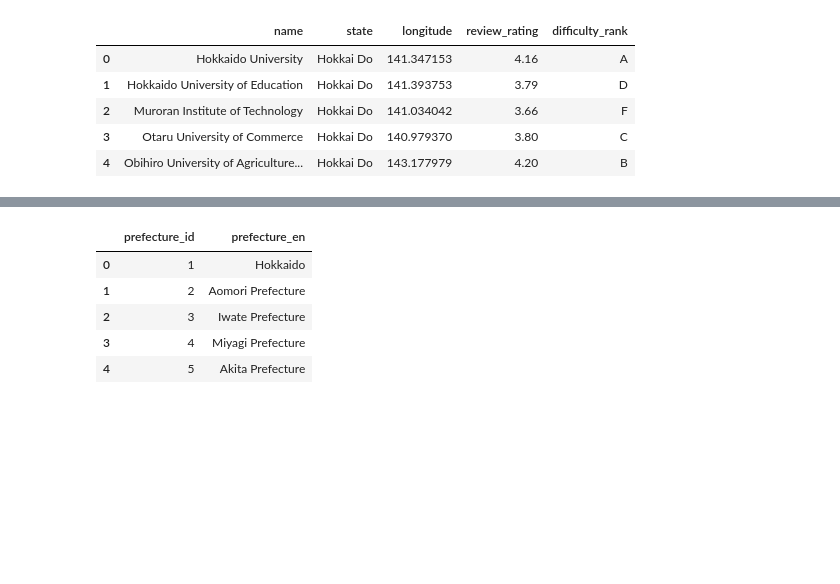
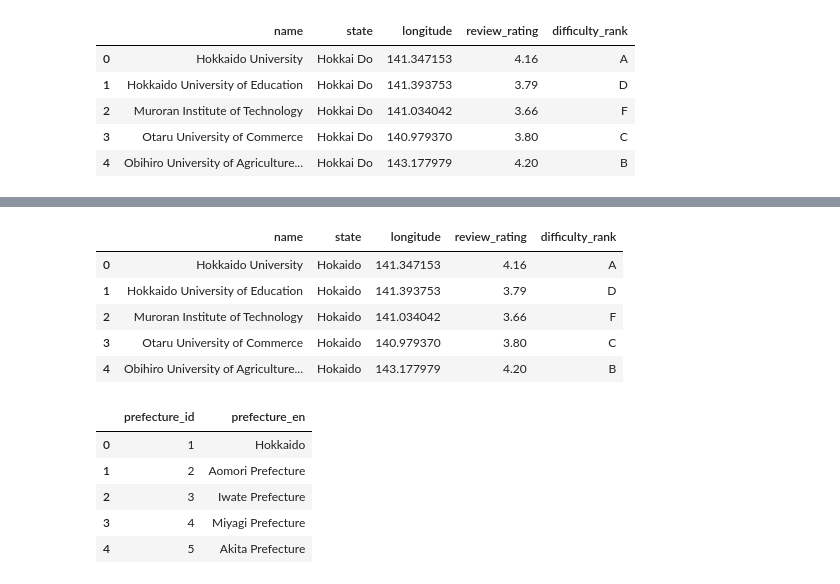
Before and after one commit to Dizzybelle/Project-3, a Jupyter notebook: Datacleaning.ipynb, the cells around one changed output, grey strips where cells are left out. Drawn from its saved outputs; the diff is of its cells as text; code cells hidden in the pictures; blank space fills up the shorter version.

```diff
--- a/Datacleaning.ipynb
+++ b/Datacleaning.ipynb
@@ -94 +135,22 @@ university_df.head()
+# %%
+#rename columns to match
+univ_df_rename = university_df.replace({'Hokkai Do':'Hokaido', 'Aomori Ken':'Aomori', 'Iwate Ken':'Iwate', 'Miyagi Ken':'Miyagi', 'Akita Ken':'Akita',
+       'Yamagata Ken':'Yamagata', 'Fukushima Ken':'Fukushima', 'Ibaraki Ken':'Ibaraki', 'Tochigi Ken':'Tochigi',
+       'Gunma Ken':'Gunma', 'Saitama Ken':'Saitama', 'Chiba Ken':'Chiba', 'Tokyo To':'Tokyo',
+       'Kanagawa Ken':'Kanagawa', 'Niigata Ken':'Niigata', 'Toyama Ken':'Toyama', 'Ishikawa Ken':'Ishikawa',
+       'Fukui Ken':'Fukui', 'Yamanashi Ken':'Yamanashi', 'Nagano Ken':'Nagano', 'Gifu Ken':'Gifu',
+       'Shizuoka Ken':'Shizuoka', 'Aichi Ken':'Aichi', 'Mie Ken':'Mie', 'Shiga Ken':'Shiga', 'Kyoto Fu':'Kyoto',
+       'Osaka Fu':'Osaka', 'Hyogo Ken':'Hyogo', 'Nara Ken':'Nara', 'Wakayama Ken':'Wakayama', 'Tottori Ken':'Tottori',
+       'Shimane Ken':'Shimane', 'Okayama Ken':'Okayama', 'Hiroshima Ken':'Hiroshima', 'Yamaguchi Ken':'Yamaguchi',
+       'Tokushima Ken':'Tokushima', 'Kagawa Ken':'Kagawa', 'Ehime Ken':'Ehime', 'Kochi Ken':'Kochi',
+       'Fukuoka Ken':'Fukuoka', 'Saga Ken':'Saga', 'Nagasaki Ken':'Nagasaki', 'Kumamoto Ken':'Kumamoto',
+       'Oita Ken':'Oita', 'Miyazaki Ken':'Miyazaki', 'Kagoshima Ken':'Kagoshima', 'Okinawa Ken':'Okinawa'})
+univ_df_rename.head()
+# %% [output]
+|  | name | state | longitude | review_rating | difficulty_rank |
+| 0 | Hokkaido University | Hokaido | 141.347153 | 4.16 | A |
+| 1 | Hokkaido University of Education | Hokaido | 141.393753 | 3.79 | D |
+| 2 | Muroran Institute of Technology | Hokaido | 141.034042 | 3.66 | F |
+| 3 | Otaru University of Commerce | Hokaido | 140.979370 | 3.80 | C |
+| 4 | Obihiro University of Agriculture... | Hokaido | 143.177979 | 4.20 | B |
 # %%
```
Also changed, not shown: parts of 14 cells of this notebook, 2 other files.
